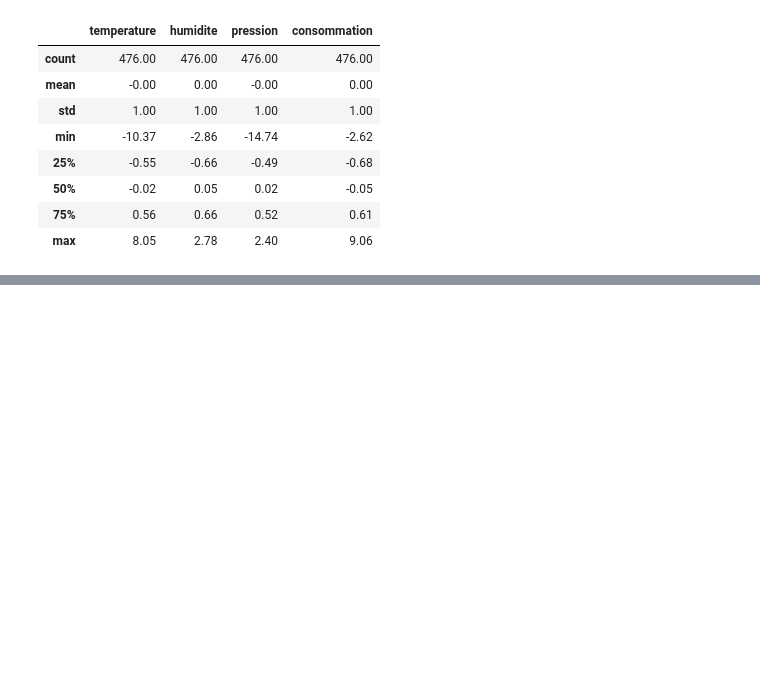
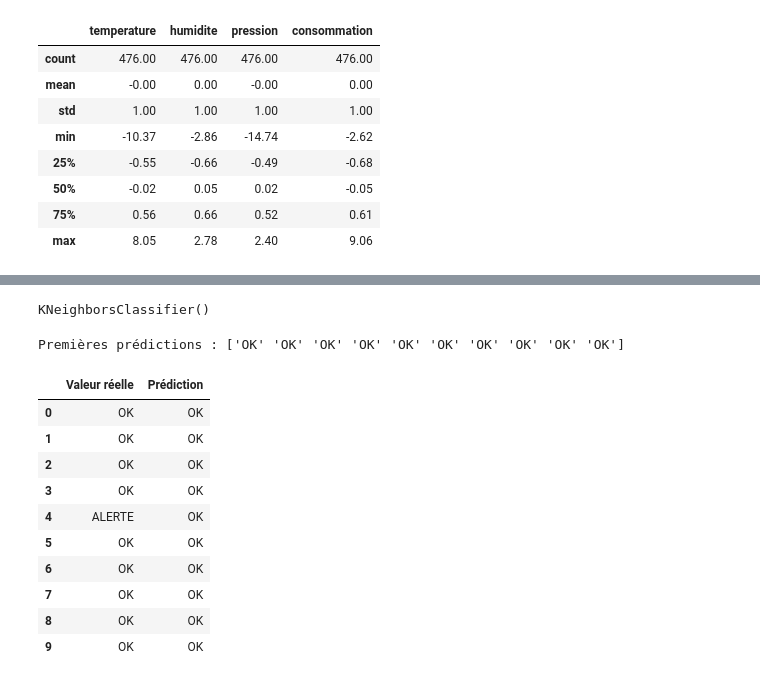
Before and after one commit to harounambaye/SmartSensor_SKL_ML, a Jupyter notebook: notebooks/SmartSensor_SKL_ML.ipynb, the cells around one changed output, grey strips where cells are left out. Saved outputs shown, nothing was run; the diff lists cells and outputs as text; code cells hidden in the pictures; blank space fills up the shorter version.

Commit message:
Partie 6 : Entraînement et prédiction d'un modèle

```diff
--- a/notebooks/SmartSensor_SKL_ML.ipynb
+++ b/notebooks/SmartSensor_SKL_ML.ipynb
@@ -245,0 +250,35 @@ X_train_scaled.describe().round(2)
+# %%
+# 1) Sélection du modèle KNN avec k=5
+modele = KNeighborsClassifier(n_neighbors=5)
+
+# 2) Entraînement du modèle
+modele.fit(X_train_scaled, y_train)
+# %% [output]
+KNeighborsClassifier()
+# %%
+# 3) Prédictions sur l'ensemble de test
+y_pred = modele.predict(X_test_scaled)
+
+# 4) Quelques prédictions
+print("Premières prédictions :", y_pred[:10])
+# %% [output]
+Premières prédictions : ['OK' 'OK' 'OK' 'OK' 'OK' 'OK' 'OK' 'OK' 'OK' 'OK']
+# %%
+# 5) Comparaison prédictions vs vraies valeurs
+comparaison = pd.DataFrame({
+    "Valeur réelle": y_test.values[:10],
+    "Prédiction": y_pred[:10]
+})
+comparaison
+# %% [output]
+|  | Valeur réelle | Prédiction |
+| 0 | OK | OK |
+| 1 | OK | OK |
+| 2 | OK | OK |
+| 3 | OK | OK |
+| 4 | ALERTE | OK |
+| 5 | OK | OK |
+| 6 | OK | OK |
+| 7 | OK | OK |
+| 8 | OK | OK |
+| 9 | OK | OK |
```
Also changed, not shown: parts of 2 cells of this notebook.
